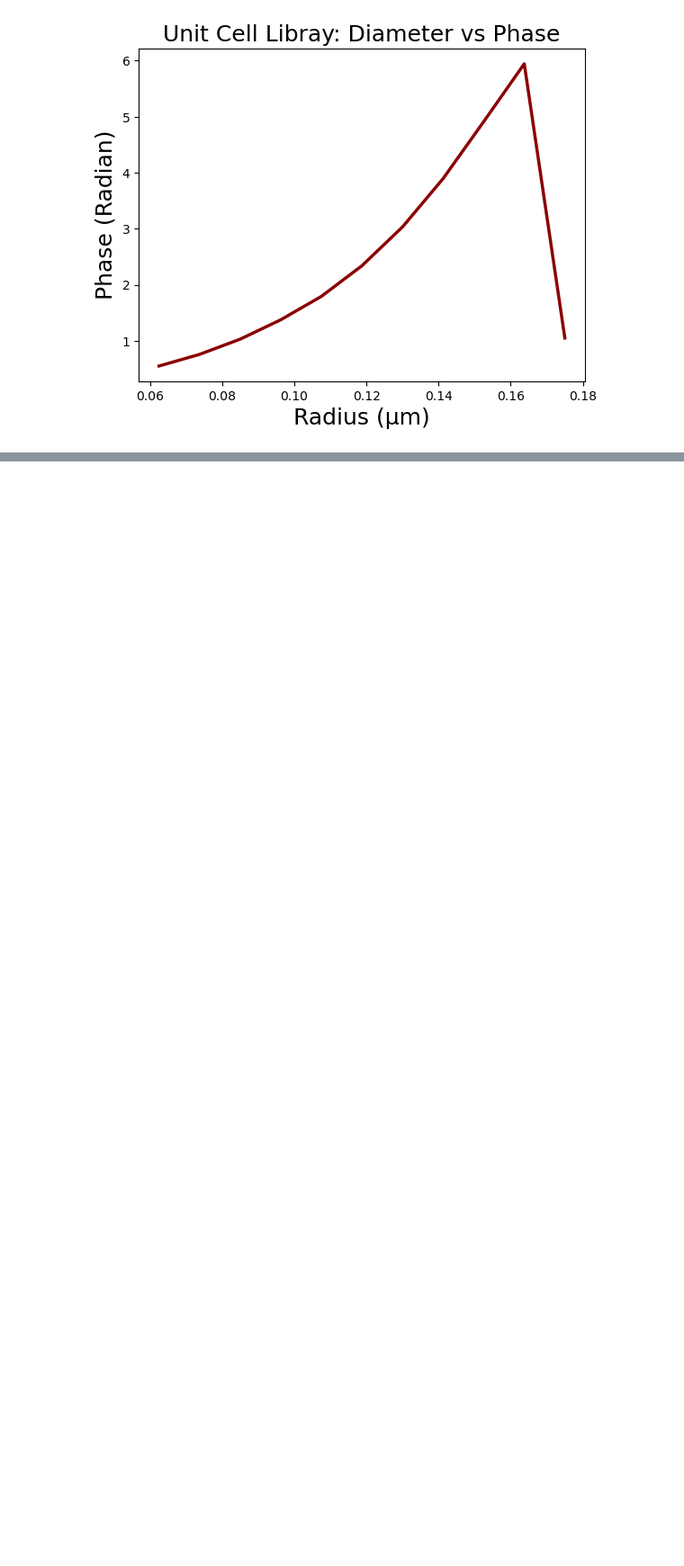
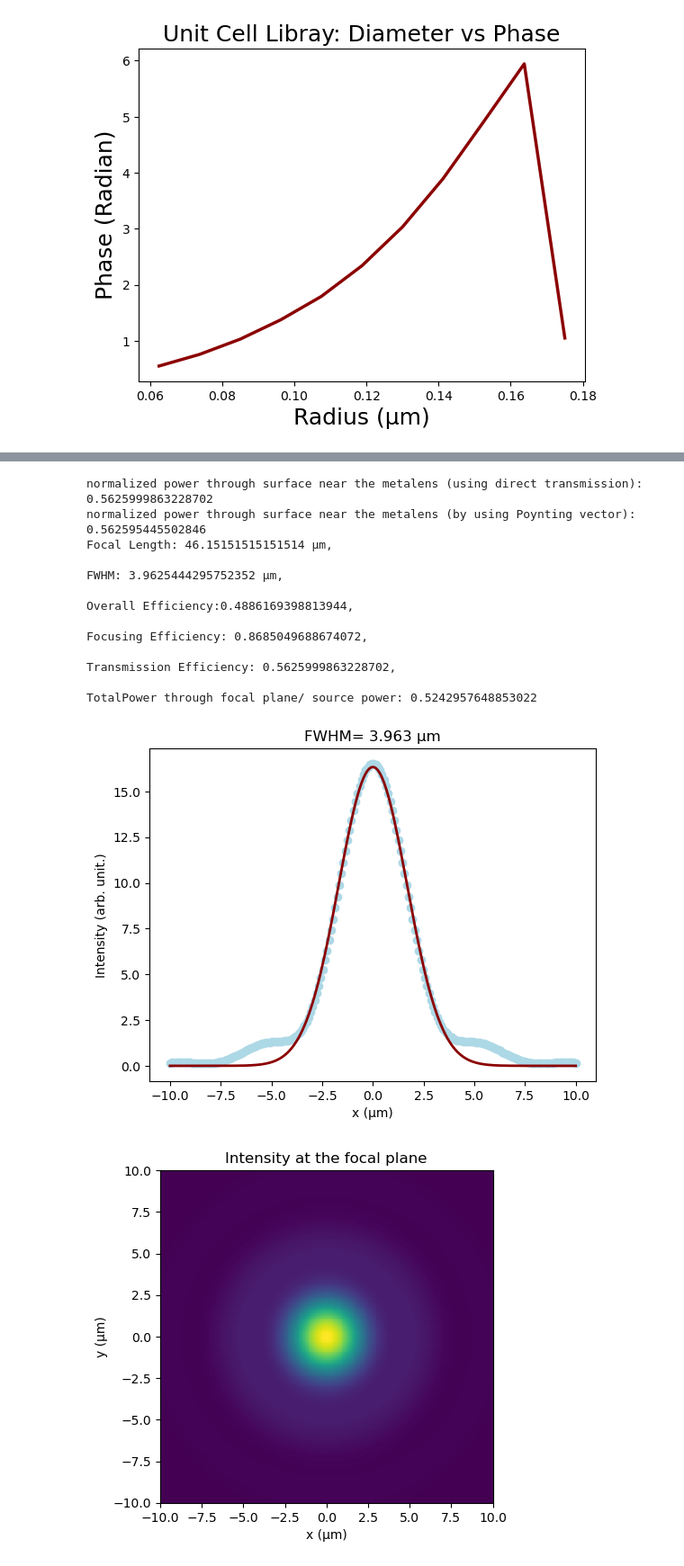
Before and after one commit to debanikd/ApexUMA, a Jupyter notebook: main.ipynb, the cells around one changed output, grey strips where cells are left out. Shown at 90% size. Saved outputs shown, nothing was run; the diff lists cells and outputs as text; code cells hidden in the pictures; blank space fills up the shorter version.

```diff
--- a/main.ipynb
+++ b/main.ipynb
@@ -41,0 +34,18 @@ Transmission Efficiency: 0.5625999863228702
+# %%
+fulllens.get_result_fdtd(show_plot=True)
+# %% [output]
+normalized power through surface near the metalens (using direct transmission): 0.5625999863228702
+normalized power through surface near the metalens (by using Poynting vector): 0.562595445502846
+Focal Length: 46.15151515151514 μm,
+
+FWHM: 3.9625444295752352 μm,
+
+Overall Efficiency:0.4886169398813944,
+
+Focusing Efficiency: 0.8685049688674072,
+
+Transmission Efficiency: 0.5625999863228702,
+
+TotalPower through focal plane/ source power: 0.5242957648853022
+[figure, added]
+[figure, added]
```
Also changed, not shown: parts of 3 cells of this notebook, 6 other files.
